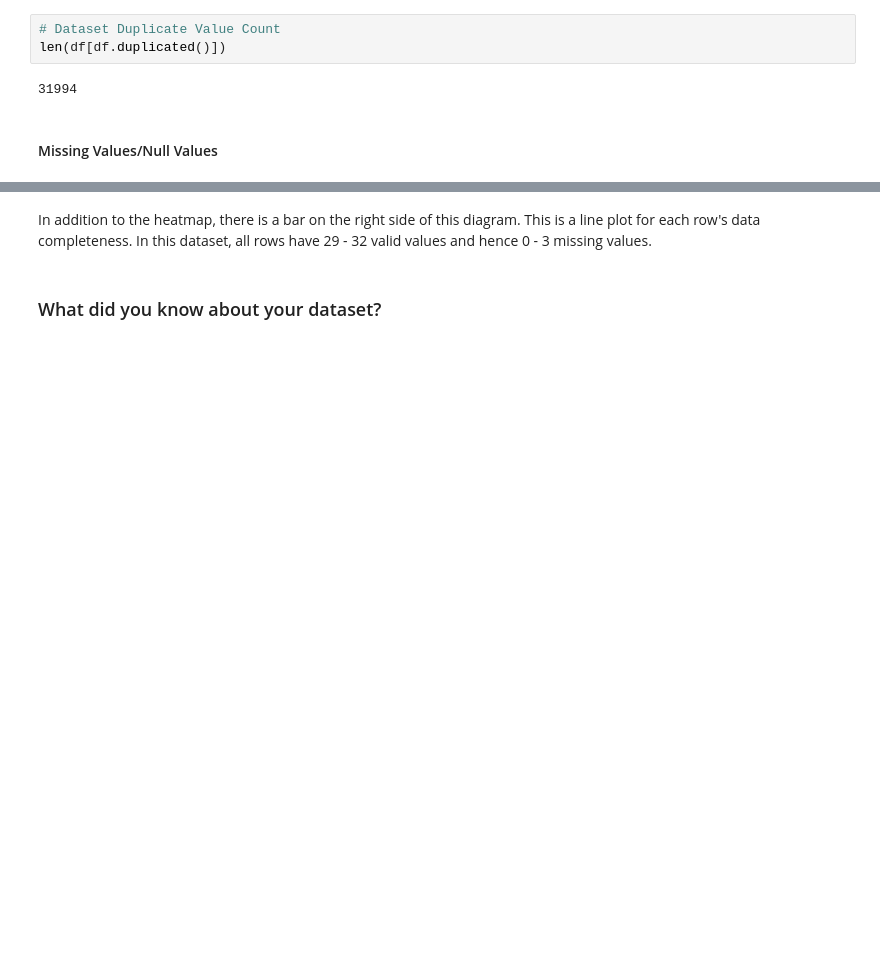
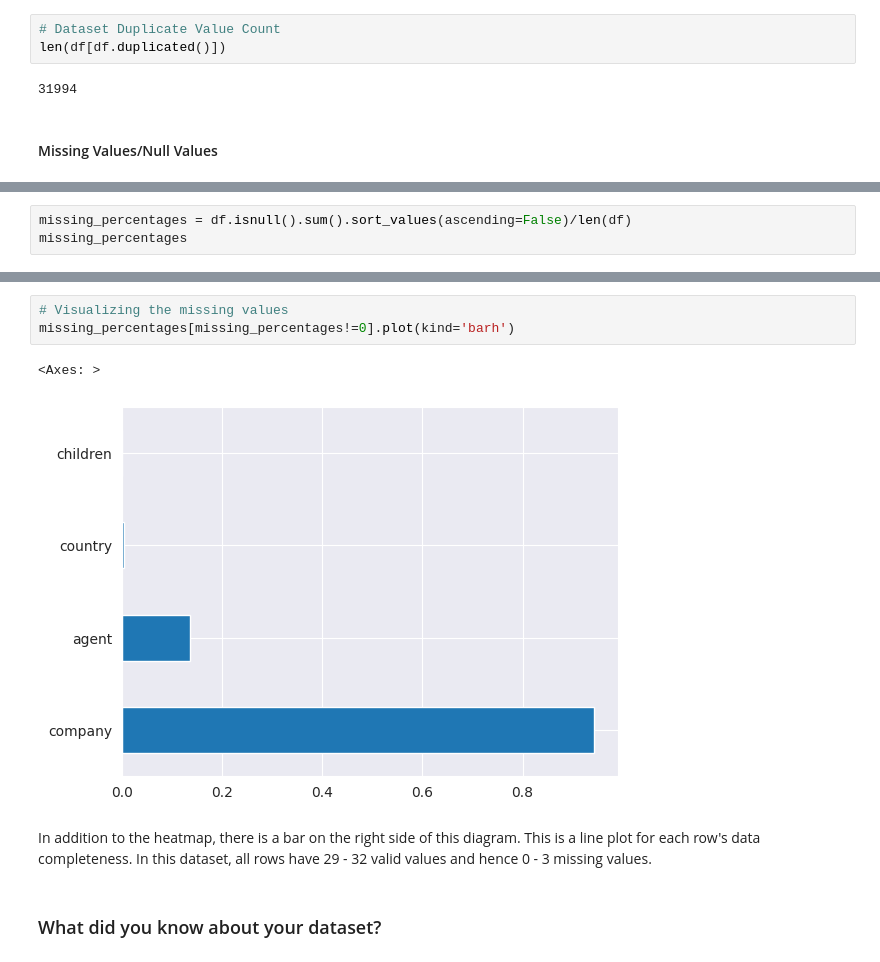
Before and after one commit to amoghsawant17/EDA_Project_Amogh, a Jupyter notebook: EDA_Hotel_Booking_Analysis.ipynb, the cells around one changed output, grey strips where cells are left out. Drawn from its saved outputs; the diff is of its cells as text; blank space fills up the shorter version.

```diff
--- a/EDA_Hotel_Booking_Analysis.ipynb
+++ b/EDA_Hotel_Booking_Analysis.ipynb
@@ -217,0 +214,3 @@ msno.matrix(df)
+# %%
+missing_percentages = df.isnull().sum().sort_values(ascending=False)/len(df)
+missing_percentages
@@ -218,3 +235,9 @@ msno.matrix(df)
+# %%
+# Visualizing the missing values
+missing_percentages[missing_percentages!=0].plot(kind='barh')
+# %% [output]
+<Axes: >
+[figure, added]
 # %% [markdown]
 In addition to the heatmap, there is a bar on the right side of this diagram. This is a line plot for each row's data completeness. In this dataset, all rows have 29 - 32 valid values and hence 0 - 3 missing values.
 # %% [markdown]
```
Also changed, not shown: parts of 5 cells of this notebook.
